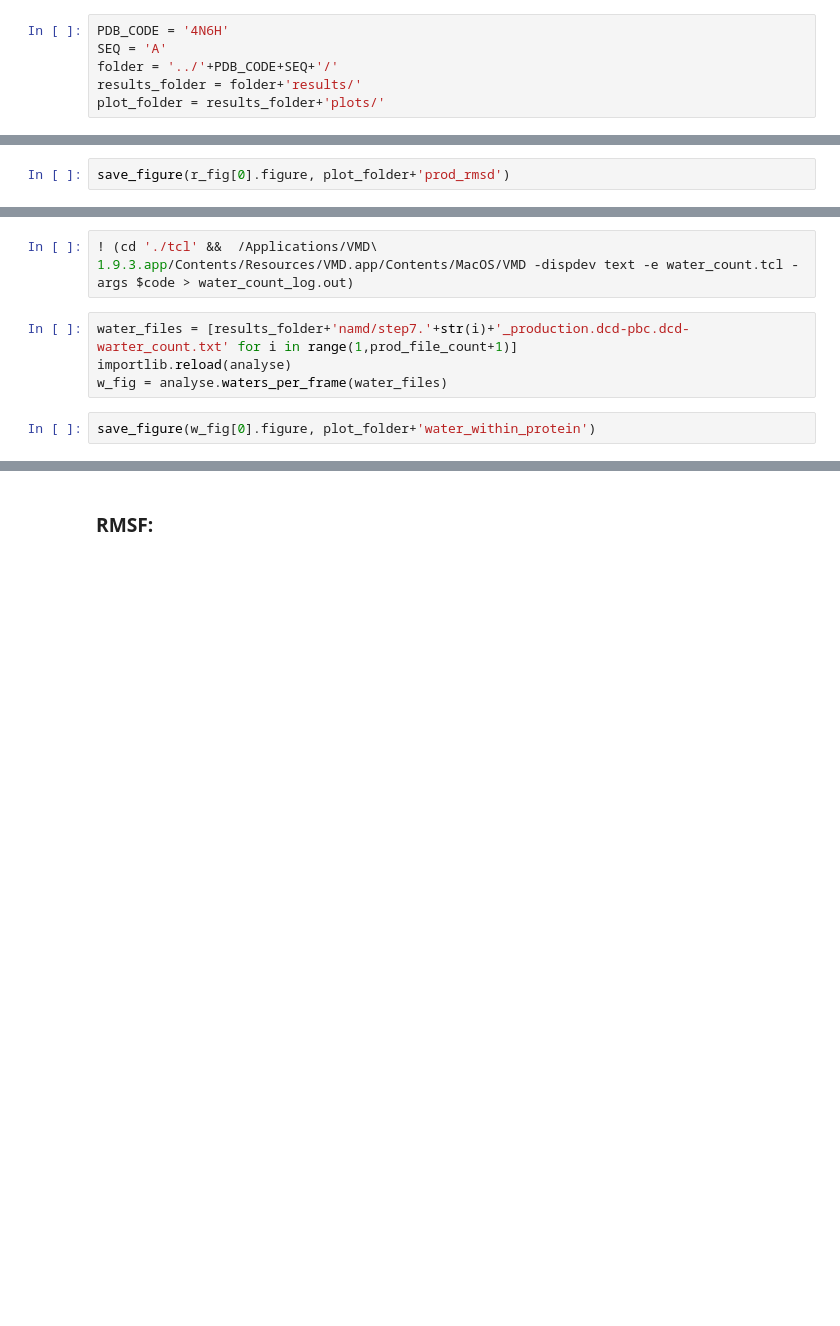
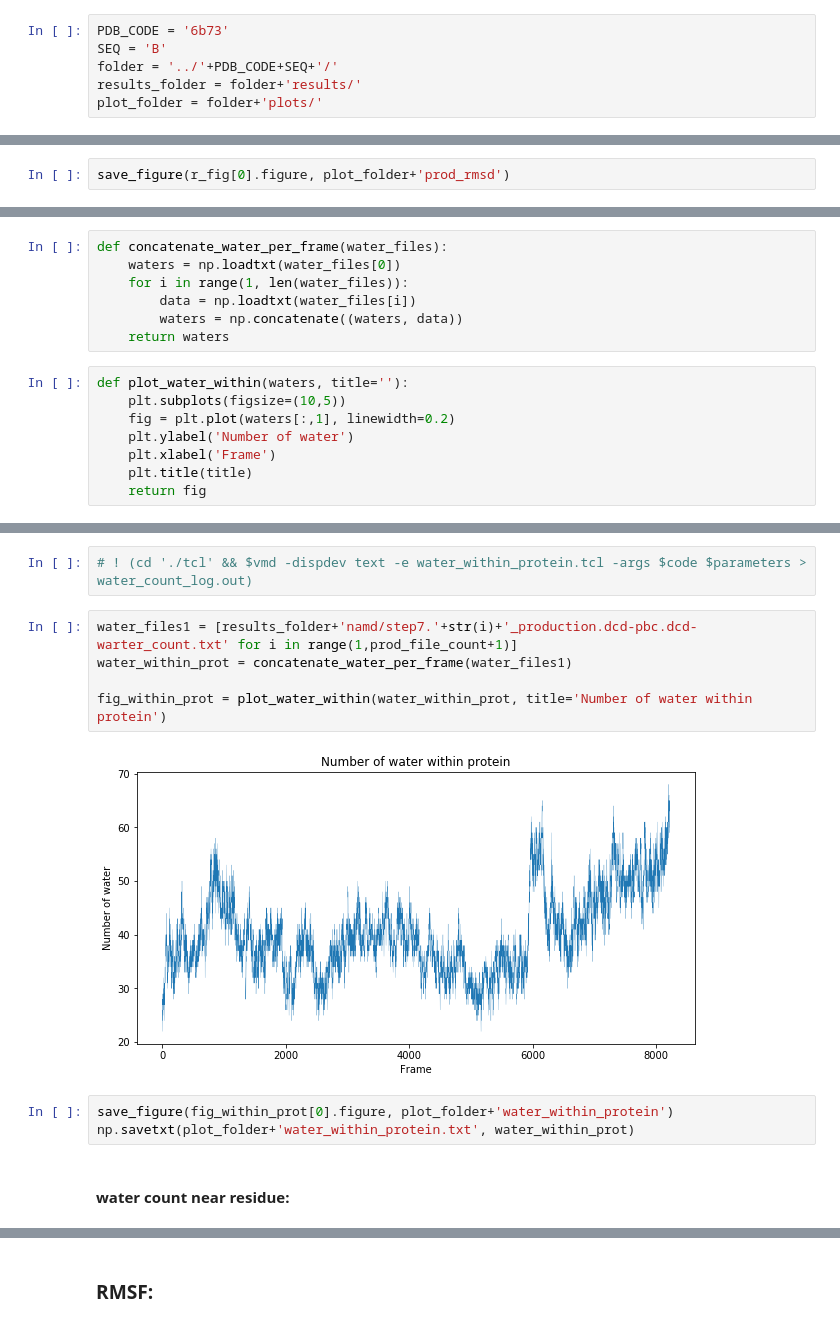
Before and after one commit to evabertalan/opioid_md, a Jupyter notebook: production_analysis.ipynb, the cells around one changed output, grey strips where cells are left out. Saved outputs shown, nothing was run; the diff lists cells and outputs as text; blank space fills up the shorter version.

```diff
--- a/production_analysis.ipynb
+++ b/production_analysis.ipynb
@@ -17,11 +21,11 @@ def save_figure(fig, target):
 # %% [markdown]
 #### Define work folder:
 # %%
-PDB_CODE = '4N6H'
-SEQ = 'A'
+PDB_CODE = '6b73'
+SEQ = 'B'
 folder = '../'+PDB_CODE+SEQ+'/'
 results_folder = folder+'results/'
-plot_folder = results_folder+'plots/'
+plot_folder = folder+'plots/'
 # %% [markdown]
 #### Load trajectory files:
 # %%
@@ -65,0 +83,15 @@ code = PDB_CODE+SEQ
+# %%
+def concatenate_water_per_frame(water_files):
+    waters = np.loadtxt(water_files[0])
+    for i in range(1, len(water_files)):
+        data = np.loadtxt(water_files[i])
+        waters = np.concatenate((waters, data))
+    return waters
+# %%
+def plot_water_within(waters, title=''):
+    plt.subplots(figsize=(10,5))
+    fig = plt.plot(waters[:,1], linewidth=0.2)
+    plt.ylabel('Number of water')
+    plt.xlabel('Frame')
+    plt.title(title)
+    return fig
@@ -66,8 +109,14 @@ code = PDB_CODE+SEQ
 # %%
-! (cd './tcl' &&  /Applications/VMD\ 1.9.3.app/Contents/Resources/VMD.app/Contents/MacOS/VMD -dispdev text -e water_count.tcl -args $code > water_count_log.out)
+# ! (cd './tcl' && $vmd -dispdev text -e water_within_protein.tcl -args $code $parameters > water_count_log.out)
 # %%
-water_files = [results_folder+'namd/step7.'+str(i)+'_production.dcd-pbc.dcd-warter_count.txt' for i in range(1,prod_file_count+1)]
-importlib.reload(analyse)
-w_fig = analyse.waters_per_frame(water_files)
+water_files1 = [results_folder+'namd/step7.'+str(i)+'_production.dcd-pbc.dcd-warter_count.txt' for i in range(1,prod_file_count+1)]
+water_within_prot = concatenate_water_per_frame(water_files1)
+
+fig_within_prot = plot_water_within(water_within_prot, title='Number of water within protein')
+# %% [output]
+[figure, added]
 # %%
-save_figure(w_fig[0].figure, plot_folder+'water_within_protein')
+save_figure(fig_within_prot[0].figure, plot_folder+'water_within_protein')
+np.savetxt(plot_folder+'water_within_protein.txt', water_within_prot)
+# %% [markdown]
+#### water count near residue:
```
Also changed, not shown: parts of 61 cells of this notebook, 20 other files.
